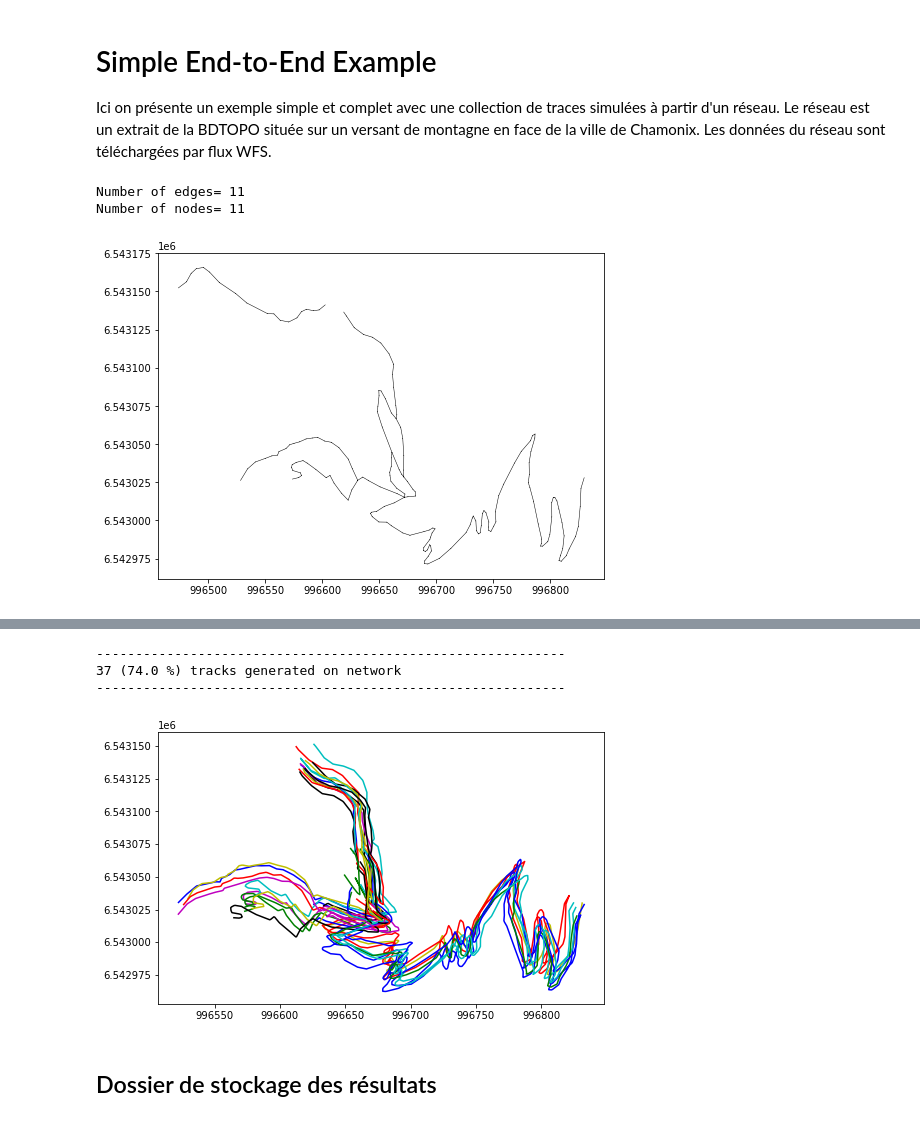
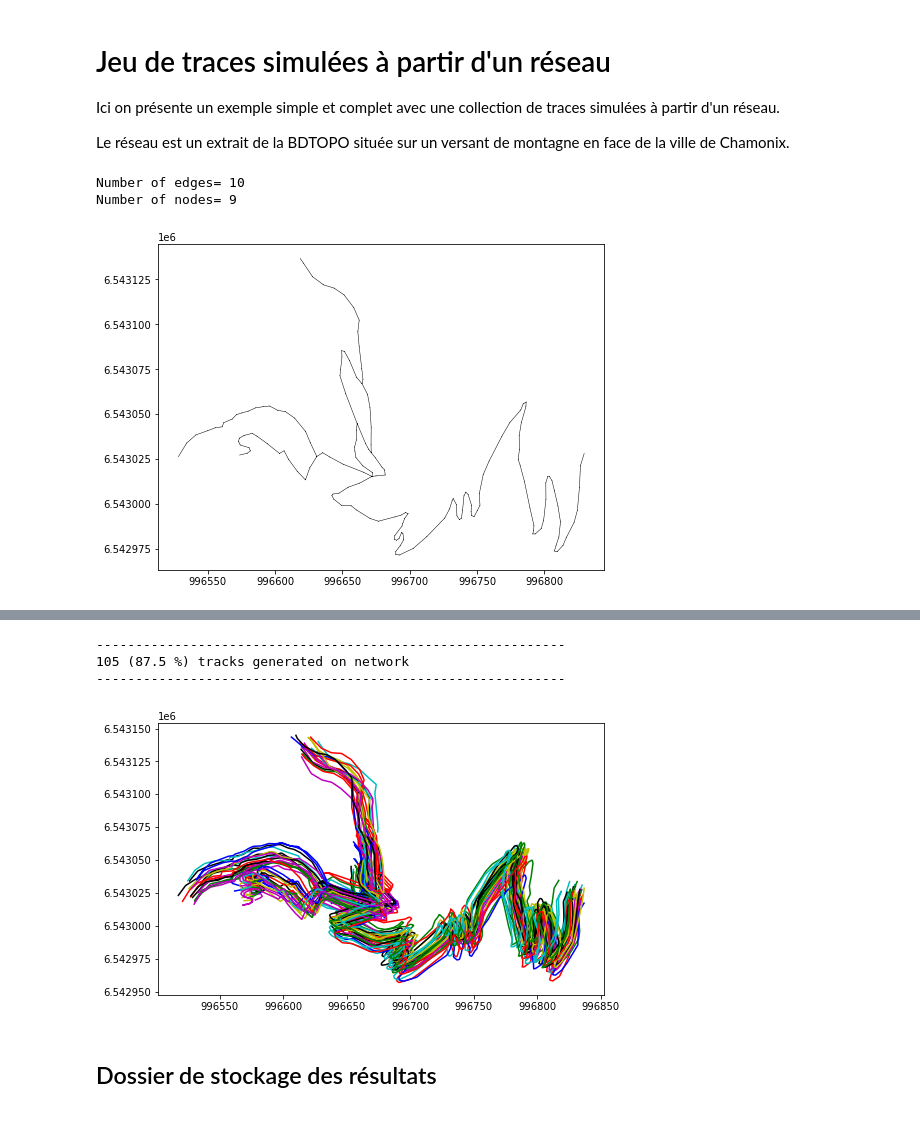
Before and after one commit to umrlastig/Footprint2graph-pipeline, a Jupyter notebook: doc/source/examples/Simple_End-to-End_Example.ipynb, the cells around one changed output, grey strips where cells are left out. Cells and saved outputs as stored; diff of their text form; code cells hidden in the pictures.

```diff
--- a/doc/source/examples/Simple_End-to-End_Example.ipynb
+++ b/doc/source/examples/Simple_End-to-End_Example.ipynb
@@ -1,9 +1,9 @@
 # %% [markdown]
-# Simple End-to-End Example
+# Jeu de traces simulées à partir d'un réseau
 
 Ici on présente un exemple simple et complet avec une collection de traces simulées à partir d'un réseau.
+
 Le réseau est un extrait de la BDTOPO située sur un versant de montagne en face de la ville de Chamonix.
-Les données du réseau sont téléchargées par flux WFS.
 # %%
 import os
 import sys
@@ -30,7 +30,8 @@ fmt = tkl.NetworkFormat({
        "srid": "ENU",
        "separator": ",",
        "header": 1})
-network = tkl.NetworkReader.readFromFile("/home/md_vandamme/4_RESEAU/ZTEMP/network.txt", fmt, verbose=False)
+netpath = os.path.abspath(os.path.join('../../../data/network.txt'))
+network = tkl.NetworkReader.readFromFile(netpath, fmt, verbose=False)
 
 plt.figure(figsize=(8, 6))
 network.plot('k-', '', 'g-', 'r-', 0.5, plt)
@@ -39,6 +40,6 @@ print ('Number of edges=', len(network.EDGES))
 print ('Number of nodes=', len(network.NODES))
 print ('')
 # %% [output]
-Number of edges= 11
-Number of nodes= 11
+Number of edges= 10
+Number of nodes= 9
-[figure, old version]
+[figure, new version]
@@ -51,14 +48,13 @@ for edge in network:
 noiser = tkl.NoiseProcess(amps=5, kernels=tkl.ExponentialKernel(500))
 
 # generate simulated trajectories from the network
-collection = tkl.generateTracksOnNetwork(network, N=50, p_round_trip=0.05, p_cplx_trip=0.10, resolution=1, noiser=noiser)
+collection = tkl.generateTracksOnNetwork(network, N=120, p_round_trip=0.05, p_cplx_trip=0.10, resolution=1, noiser=noiser)
 
 # add 3 attributes
 for idx, track in enumerate(collection):
     track.createAnalyticalFeature('num', idx+1)
     track.createAnalyticalFeature('user_id', idx+1)
     track.createAnalyticalFeature('track_id', idx+1)
-
 #
 plt.figure(figsize=(8, 5))
 collection.plot(append=plt)
@@ -67,7 +63,7 @@ collection.plot(append=plt)
 ------------------------------------------------------------
-37 (74.0 %) tracks generated on network
+105 (87.5 %) tracks generated on network
 ------------------------------------------------------------
-[figure, old version]
+[figure, new version]
 # %% [markdown]
 ## Dossier de stockage des résultats
 # %%
```
Also changed, not shown: parts of 8 cells of this notebook, 20 other files.
